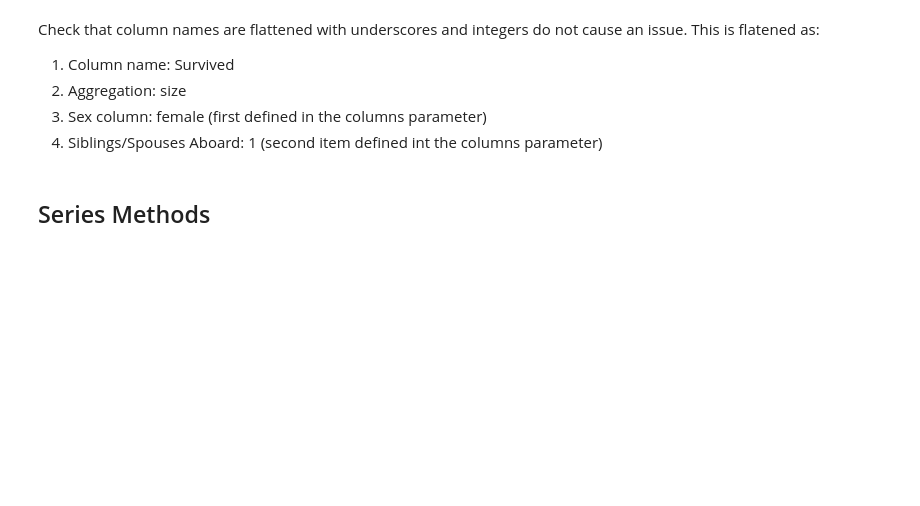
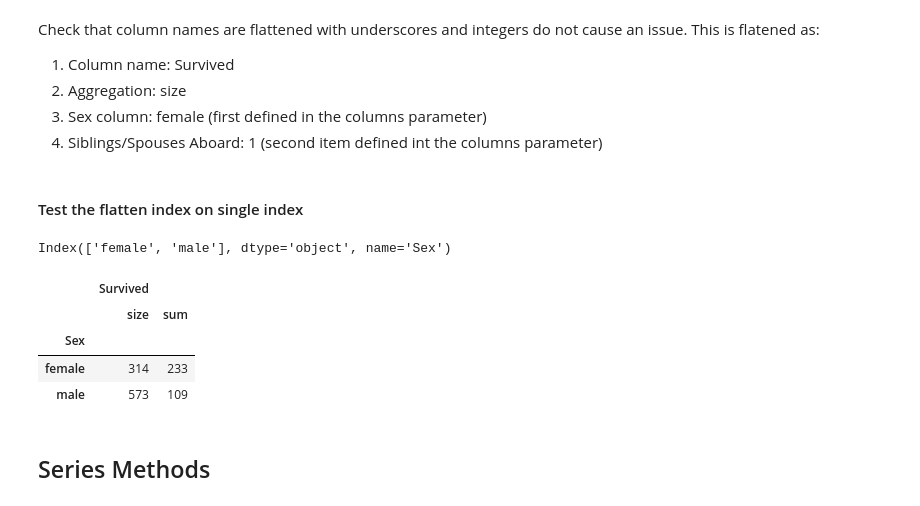
Before and after one commit to molinsp/fastdata, a Jupyter notebook: 00_core.ipynb, the cells around one changed output. Cells and saved outputs as stored; diff of their text form; code cells hidden in the pictures; blank space fills up the shorter version.

Commit message:
Flatten index improvement

```diff
--- a/00_core.ipynb
+++ b/00_core.ipynb
@@ -22,5 +34,5 @@ from fastcore.all import *
 # %%
-titanic = pd.read_csv('test_datasets/titanic.csv')
+titanic = pd.read_csv('../Datasets/titanic.csv')
 # %% [markdown]
 ## Dataframe methods
 # %% [markdown]
@@ -116,3 +128,21 @@ This is flatened as:
 4. Siblings/Spouses Aboard: 1 (second item defined int the columns parameter)
 # %%
 assert titanic_pivot_flat.columns[3] == 'Survived_size_female_1'
+# %% [markdown]
+#### Test the flatten index on single index
+# %%
+titanic_pivot_single_index = titanic.pivot_table(
+    aggfunc={"Survived" : ["sum","size"]},
+    index=["Sex"])
+# %%
+titanic_pivot_single_index.index
+# %% [output]
+Index(['female', 'male'], dtype='object', name='Sex')
+# %%
+titanic_pivot_single_index
+# %% [output]
+|  | Survived |  |
+|  | size | sum |
+| Sex |  |  |
+| female | 314 | 233 |
+| male | 573 | 109 |
```
Also changed, not shown: parts of 17 cells of this notebook, 4 other files.
